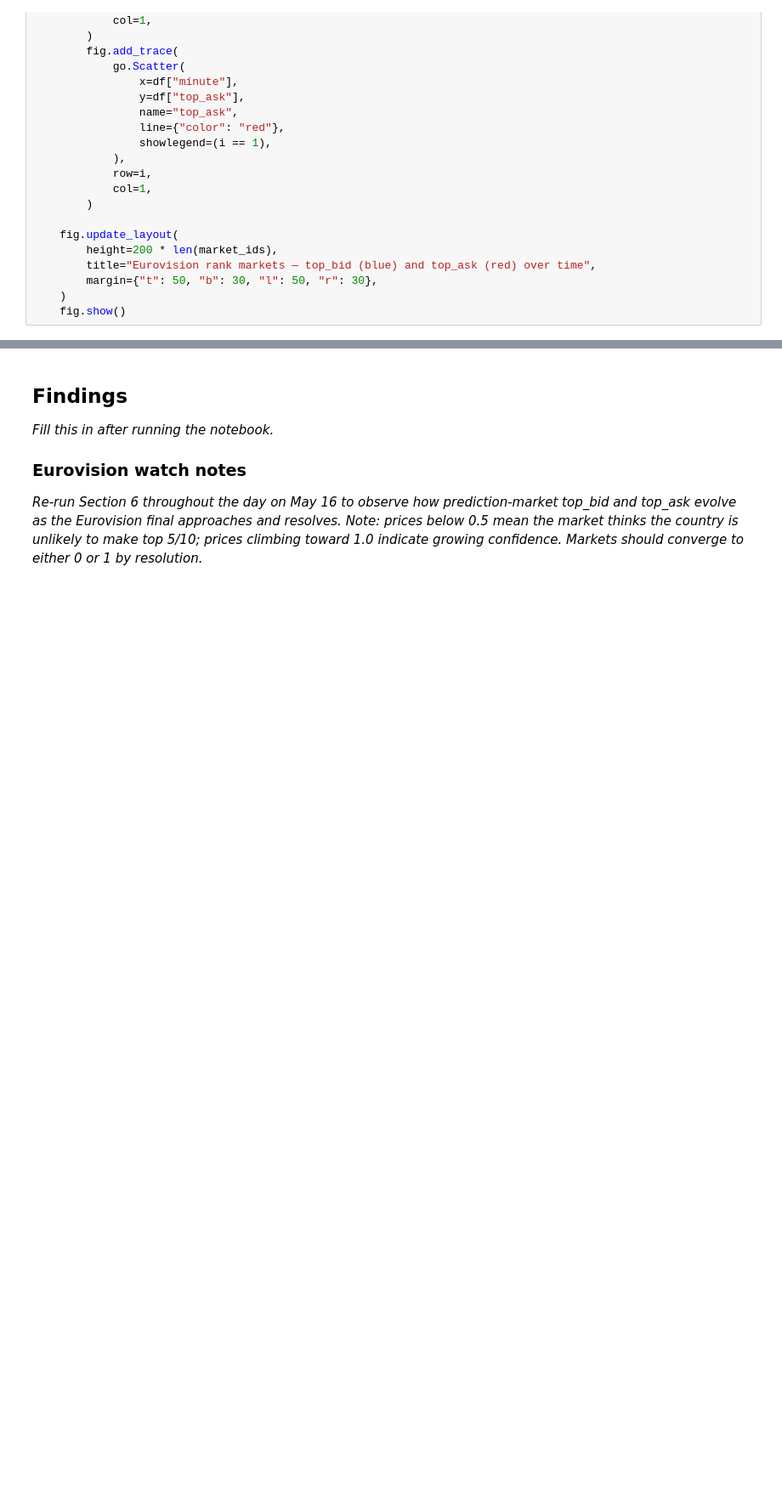
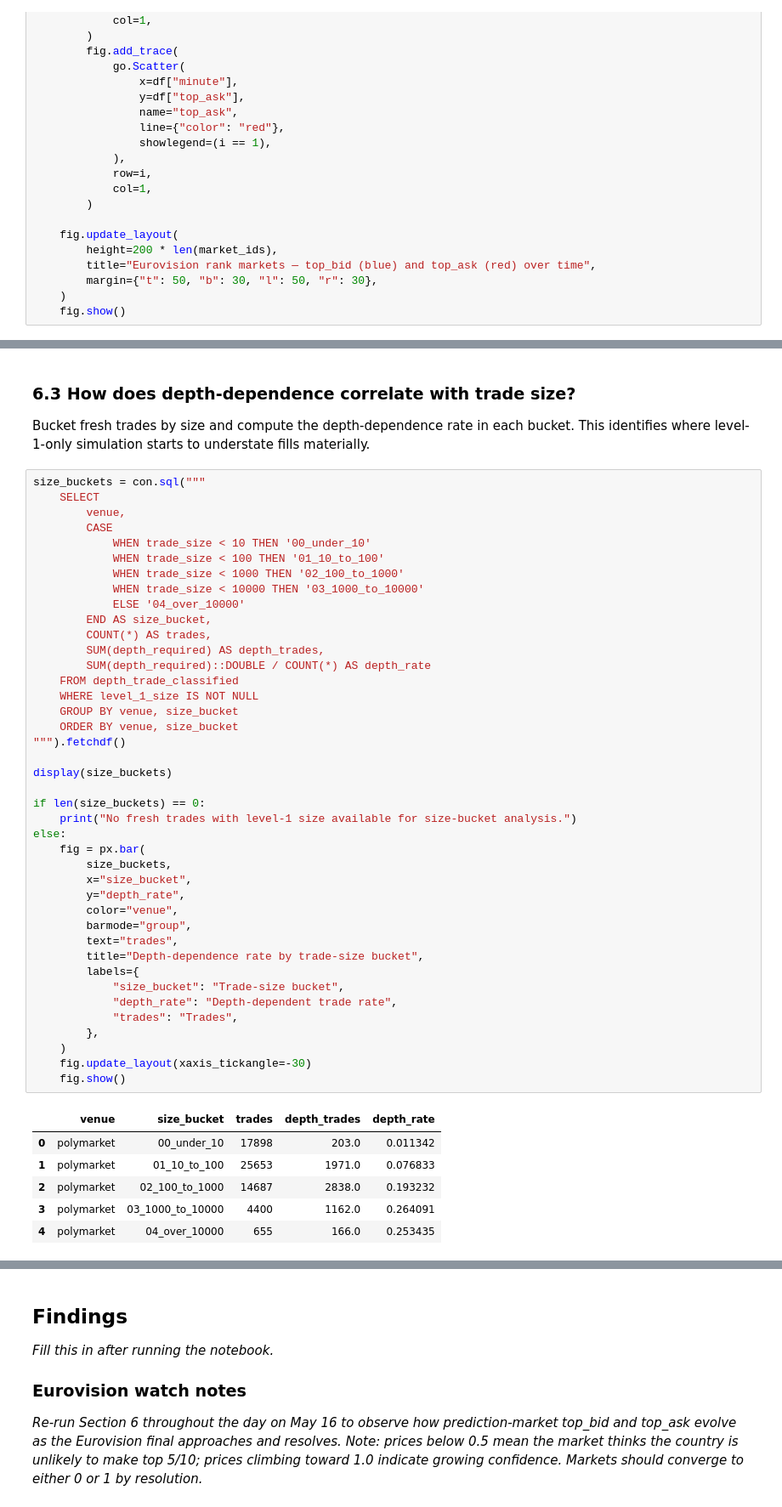
Before and after one commit to ljramones/pm-edge, a Jupyter notebook: notebooks/2026-05-22-first-look.ipynb, the cells around one changed output, grey strips where cells are left out. Shown at 85% size. Saved outputs shown, nothing was run; the diff lists cells and outputs as text; blank space fills up the shorter version.

```diff
--- a/notebooks/2026-05-22-first-look.ipynb
+++ b/notebooks/2026-05-22-first-look.ipynb
@@ -182,0 +415,52 @@ else:
+# %% [markdown]
+### 6.3 How does depth-dependence correlate with trade size?
+
+Bucket fresh trades by size and compute the depth-dependence rate in each bucket. This identifies where level-1-only simulation starts to understate fills materially.
+# %%
+size_buckets = con.sql("""
+    SELECT
+        venue,
+        CASE
+            WHEN trade_size < 10 THEN '00_under_10'
+            WHEN trade_size < 100 THEN '01_10_to_100'
+            WHEN trade_size < 1000 THEN '02_100_to_1000'
+            WHEN trade_size < 10000 THEN '03_1000_to_10000'
+            ELSE '04_over_10000'
+        END AS size_bucket,
+        COUNT(*) AS trades,
+        SUM(depth_required) AS depth_trades,
+        SUM(depth_required)::DOUBLE / COUNT(*) AS depth_rate
+    FROM depth_trade_classified
+    WHERE level_1_size IS NOT NULL
+    GROUP BY venue, size_bucket
+    ORDER BY venue, size_bucket
+""").fetchdf()
+
+display(size_buckets)
+
+if len(size_buckets) == 0:
+    print("No fresh trades with level-1 size available for size-bucket analysis.")
+else:
+    fig = px.bar(
+        size_buckets,
+        x="size_bucket",
+        y="depth_rate",
+        color="venue",
+        barmode="group",
+        text="trades",
+        title="Depth-dependence rate by trade-size bucket",
+        labels={
+            "size_bucket": "Trade-size bucket",
+            "depth_rate": "Depth-dependent trade rate",
+            "trades": "Trades",
+        },
+    )
+    fig.update_layout(xaxis_tickangle=-30)
+    fig.show()
+# %% [output]
+|  | venue | size_bucket | trades | depth_trades | depth_rate |
+| 0 | polymarket | 00_under_10 | 17898 | 203.0 | 0.011342 |
+| 1 | polymarket | 01_10_to_100 | 25653 | 1971.0 | 0.076833 |
+| 2 | polymarket | 02_100_to_1000 | 14687 | 2838.0 | 0.193232 |
+| 3 | polymarket | 03_1000_to_10000 | 4400 | 1162.0 | 0.264091 |
+| 4 | polymarket | 04_over_10000 | 655 | 166.0 | 0.253435 |
```
Also changed, not shown: parts of 27 cells of this notebook, 33 other files.
